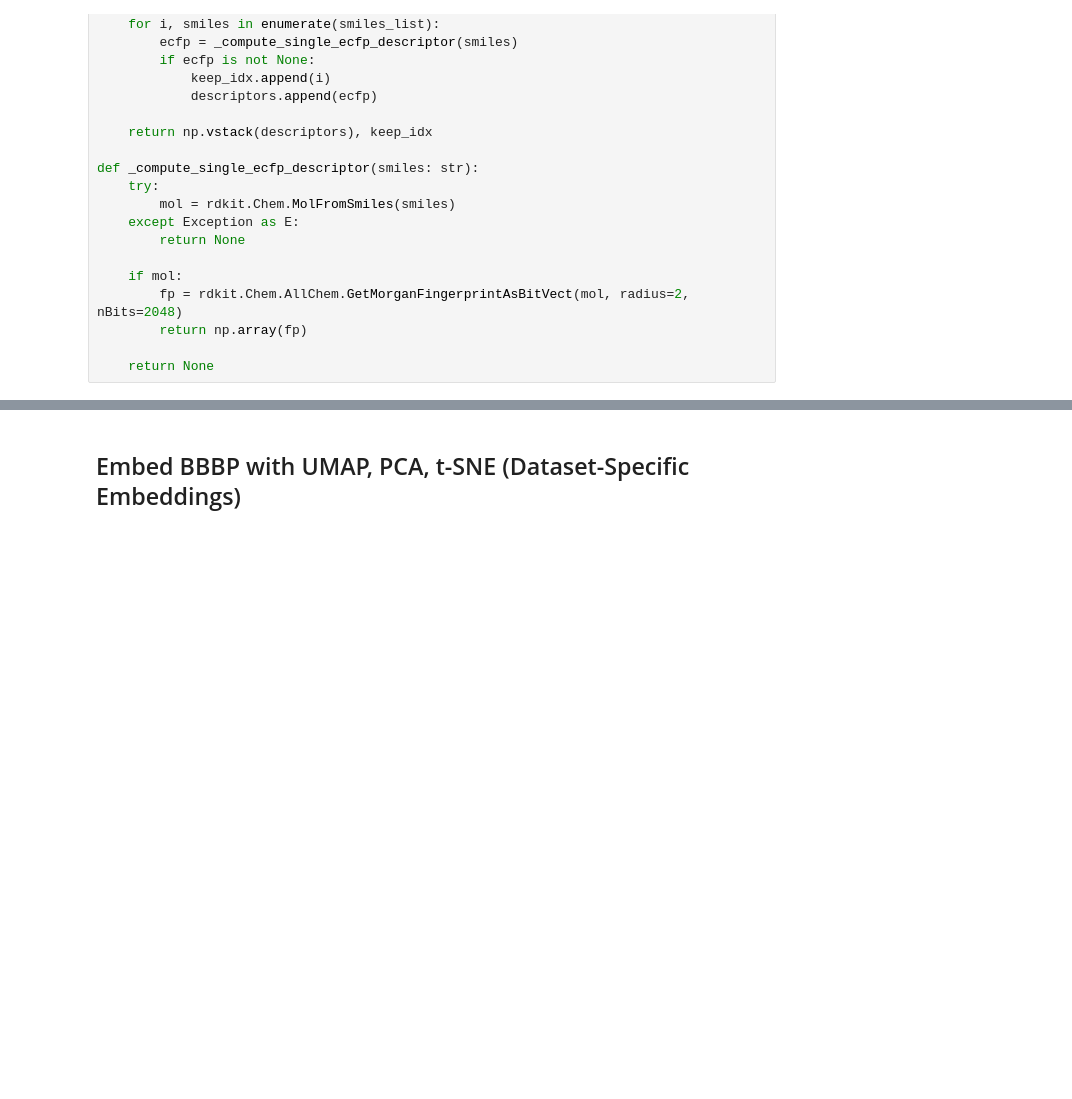
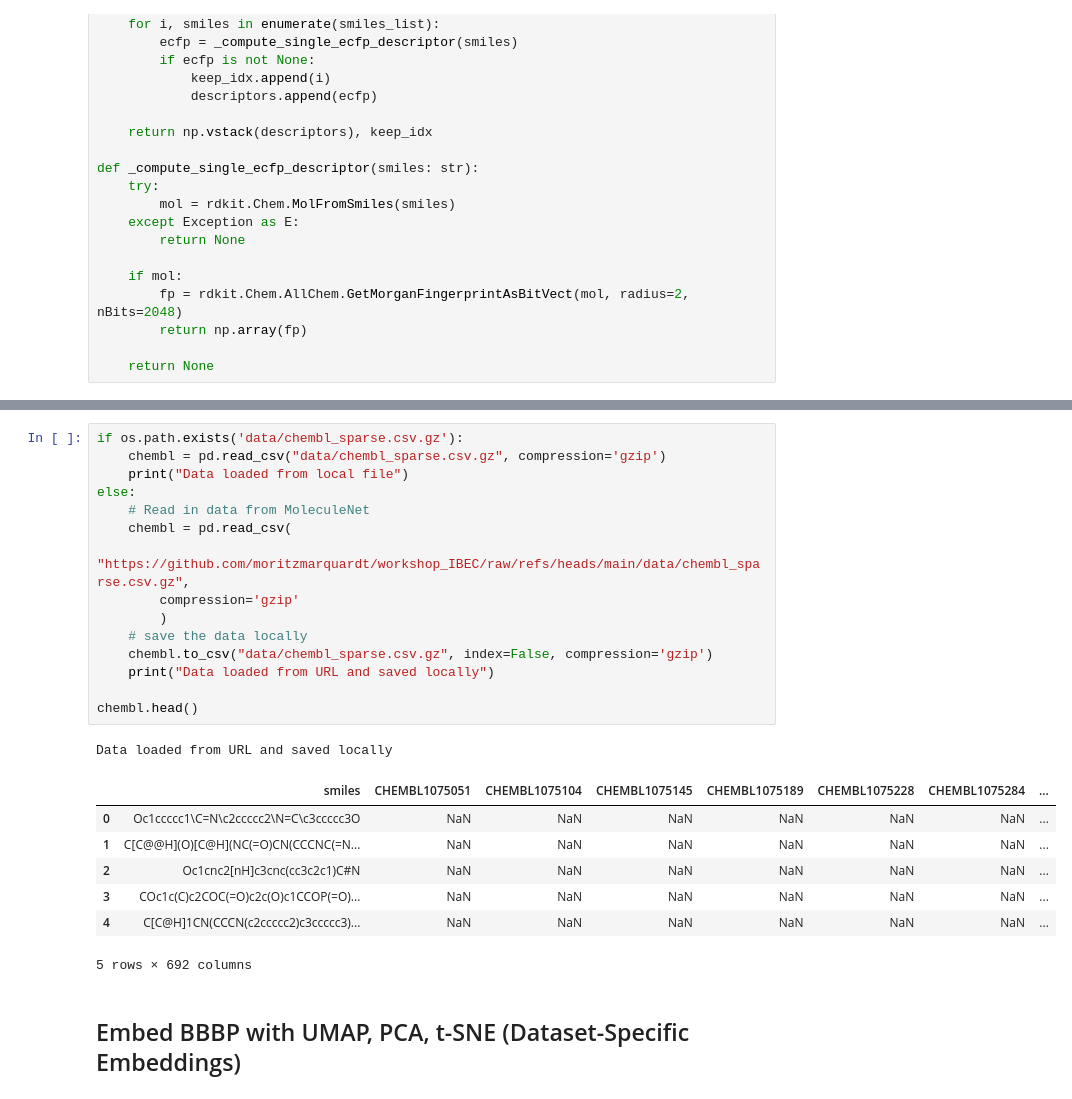
Before and after one commit to moritzmarquardt/workshop_IBEC, a Jupyter notebook: 01_molecule_clustering_umap.ipynb, the cells around one changed output, grey strips where cells are left out. Drawn from its saved outputs; the diff is of its cells as text; blank space fills up the shorter version.

Commit message:
Update data and notebooks

```diff
--- a/01_molecule_clustering_umap.ipynb
+++ b/01_molecule_clustering_umap.ipynb
@@ -61,3 +86,27 @@ def _compute_single_ecfp_descriptor(smiles: str):
+# %%
+if os.path.exists('data/chembl_sparse.csv.gz'):
+    chembl = pd.read_csv("data/chembl_sparse.csv.gz", compression='gzip')
+    print("Data loaded from local file")
+else:
+    # Read in data from MoleculeNet
+    chembl = pd.read_csv(
+        "https://github.com/moritzmarquardt/workshop_IBEC/raw/refs/heads/main/data/chembl_sparse.csv.gz",
+        compression='gzip'
+        )
+    # save the data locally
+    chembl.to_csv("data/chembl_sparse.csv.gz", index=False, compression='gzip')
+    print("Data loaded from URL and saved locally")
+
+chembl.head()
+# %% [output]
+Data loaded from URL and saved locally
+|  | smiles | CHEMBL1075051 | CHEMBL1075104 | CHEMBL1075145 | CHEMBL1075189 | CHEMBL1075228 | CHEMBL1075284 | ... |
+| 0 | Oc1ccccc1\C=N\c2ccccc2\N=C\c3ccccc3O | NaN | NaN | NaN | NaN | NaN | NaN | ... |
+| 1 | C[C@@H](O)[C@H](NC(=O)CN(CCCNC(=N... | NaN | NaN | NaN | NaN | NaN | NaN | ... |
+| 2 | Oc1cnc2[nH]c3cnc(cc3c2c1)C#N | NaN | NaN | NaN | NaN | NaN | NaN | ... |
+| 3 | COc1c(C)c2COC(=O)c2c(O)c1CCOP(=O)... | NaN | NaN | NaN | NaN | NaN | NaN | ... |
+| 4 | C[C@H]1CN(CCCN(c2ccccc2)c3ccccc3)... | NaN | NaN | NaN | NaN | NaN | NaN | ... |
+5 rows × 692 columns
 # %% [markdown]
 ## Embed BBBP with UMAP, PCA, t-SNE (Dataset-Specific Embeddings)
 # %% [markdown]
```
Also changed, not shown: parts of 7 cells of this notebook, 4 other files.
